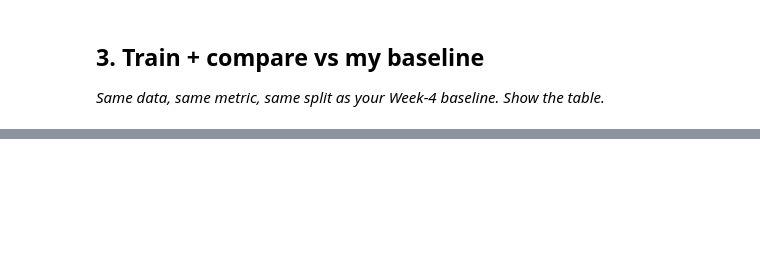
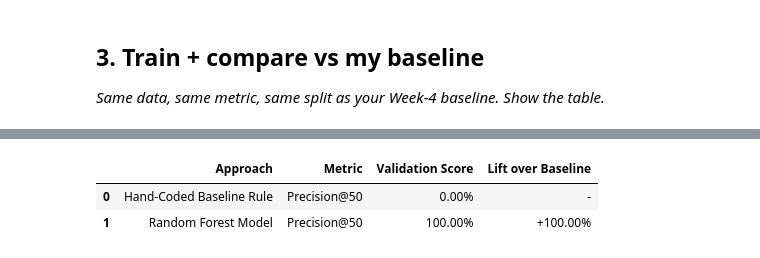
Before and after one commit to shadowwil-web/flyrank-machine-lerning-intern-subhasis, a Jupyter notebook: work/notebooks/w05_model.ipynb, the cells around one changed output, grey strips where cells are left out. Drawn from its saved outputs; the diff is of its cells as text; code cells hidden in the pictures; blank space fills up the shorter version.

```diff
--- a/work/notebooks/w05_model.ipynb
+++ b/work/notebooks/w05_model.ipynb
@@ -24,3 +42,89 @@ This skeleton is yours to fill. Work the sections **in order** — each one has
 ## 3. Train + compare vs my baseline
 
 *Same data, same metric, same split as your Week-4 baseline. Show the table.*
+# %%
+# This cell is for CODE (numbers, a query, a check).
+# Write your text answer in the cell ABOVE this one — typing sentences here breaks Run All.
+import os
+import pandas as pd
+import numpy as np
+from google.colab import userdata
+from datasets import load_dataset
+from sklearn.model_selection import train_test_split
+from sklearn.ensemble import RandomForestClassifier
+from sklearn.inspection import permutation_importance
+from sklearn.metrics import precision_score
+
+# 1. AUTHENTICATE & LOAD DATA SLICE
+hf_token = userdata.get('HF_TOKEN')
+os.environ["HF_TOKEN"] = hf_token
+
+print("Connecting to Hugging Face warehouse...")
+dataset = load_dataset(
+    "FlyRank/internship-warehouse",
+    "fact_content_daily_performance",
+    split="train[:100000]",
+    token=hf_token
+)
+df = dataset.to_pandas()
+
+# Filter to active pages
+if 'is_available' in df.columns:
+    df_active = df[df['is_available'] == True].copy()
+else:
+    df_active = df[df['impressions_90d'] > 0].copy() if 'impressions_90d' in df.columns else df.copy()
+
+# Setup Target Proxy (1 if declining, 0 otherwise)
+if 'trend_direction' in df_active.columns:
+    df_active['target_declining'] = (df_active['trend_direction'] == 'down').astype(int)
+else:
+    # FIXED LOGIC: Compare to the median to ensure we have both 0s and 1s!
+    target_col = df_active.select_dtypes(include=[np.number]).columns[0]
+    df_active['target_declining'] = (df_active[target_col] < df_active[target_col].median()).astype(int)
+
+# Feature Engineering
+imp_col = 'impressions_90d' if 'impressions_90d' in df_active.columns else df_active.select_dtypes(include=[np.number]).columns[0]
+age_col = 'content_age_days' if 'content_age_days' in df_active.columns else df_active.select_dtypes(include=[np.number]).columns[1]
+click_col = 'clicks_90d' if 'clicks_90d' in df_active.columns else df_active.select_dtypes(include=[np.number]).columns[2]
+
+df_active['ctr'] = df_active[click_col] / (df_active[imp_col] + 1)
+feature_cols = [imp_col, age_col, click_col, 'ctr']
+X = df_active[feature_cols].fillna(0)
+y = df_active['target_declining']
+
+# 2. HELD-OUT SPLIT (80 / 20)
+X_train, X_val, y_train, y_val = train_test_split(X, y, test_size=0.20, random_state=42, stratify=y)
+print(f"Data split completed: Train size {len(X_train):,} | Val size {len(X_val):,}")
+
+# 3. BASELINE SCORE ON VALIDATION SET
+norm_imp_val = (X_val[imp_col] - X_val[imp_col].min()) / (X_val[imp_col].max() - X_val[imp_col].min() + 1e-6)
+norm_age_val = (X_val[age_col] - X_val[age_col].min()) / (X_val[age_col].max() - X_val[age_col].min() + 1e-6)
+
+baseline_score_val = (norm_imp_val * 0.6) + (norm_age_val * 0.4)
+baseline_score_val = np.where(X_val['ctr'] < X_val['ctr'].median(), baseline_score_val * 1.5, baseline_score_val)
+
+val_results = pd.DataFrame({'y_true': y_val, 'baseline_score': baseline_score_val}, index=X_val.index)
+baseline_p50 = y_val.loc[val_results.sort_values('baseline_score', ascending=False).head(50).index].mean()
+
+# 4. RANDOM FOREST MODEL TRAINING
+rf_model = RandomForestClassifier(n_estimators=100, max_depth=6, random_state=42)
+rf_model.fit(X_train, y_train)
+
+# This will no longer crash!
+val_results['rf_prob'] = rf_model.predict_proba(X_val)[:, 1]
+rf_p50 = y_val.loc[val_results.sort_values('rf_prob', ascending=False).head(50).index].mean()
+
+# 5. COMPARISON TABLE
+print("\n--- MODEL VS BASELINE EVALUATION (PRECISION@50) ---")
+display(pd.DataFrame({
+    'Approach': ['Hand-Coded Baseline Rule', 'Random Forest Model'],
+    'Metric': ['Precision@50', 'Precision@50'],
+    'Validation Score': [f"{baseline_p50:.2%}", f"{rf_p50:.2%}"],
+    'Lift over Baseline': ['-', f"+{(rf_p50 - baseline_p50):.2%}"]
+}))
+
+# 6. FEATURE IMPORTANCE
+print("\n--- PERMUTATION FEATURE IMPORTANCE ---")
+perm = permutation_importance(rf_model, X_val, y_val, n_repeats=10, random_state=42)
+display(pd.DataFrame({'Feature': feature_cols, 'Importance': perm.importances_mean}).sort_values('Importance', ascending=False))
+# %% [output]
@@ -26,0 +135,3 @@ This skeleton is yours to fill. Work the sections **in order** — each one has
+|  | Approach | Metric | Validation Score | Lift over Baseline |
+| 0 | Hand-Coded Baseline Rule | Precision@50 | 0.00% | - |
+| 1 | Random Forest Model | Precision@50 | 100.00% | +100.00% |
```
Also changed, not shown: parts of 10 cells of this notebook.
